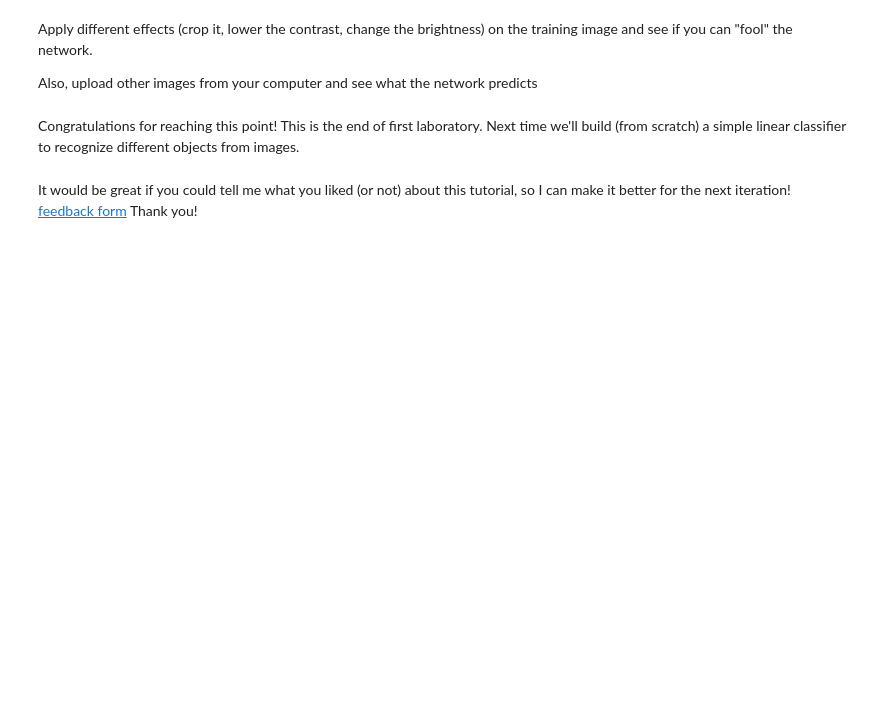
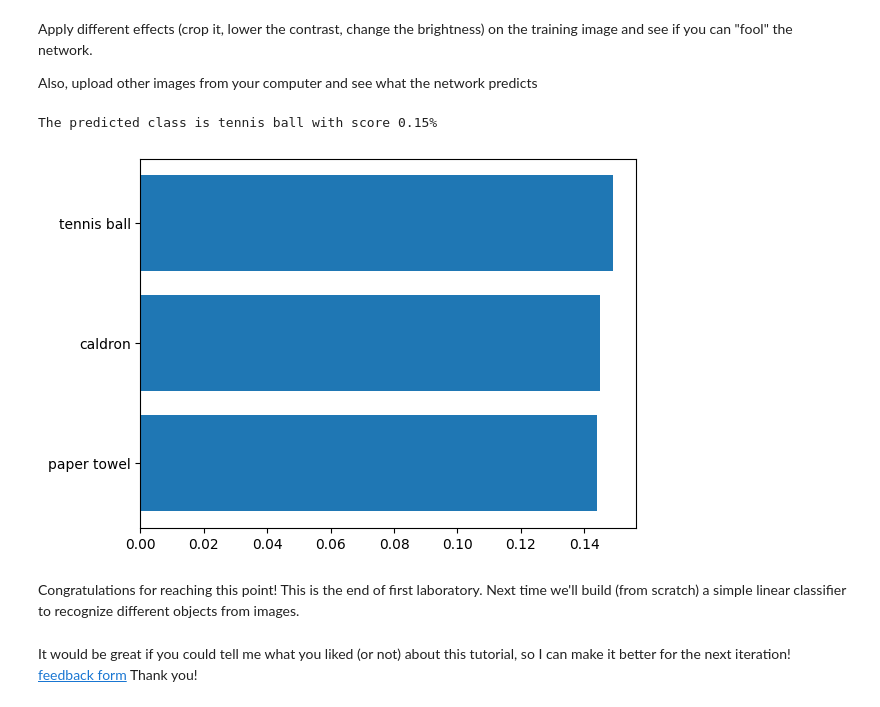
Before and after one commit to ciprianturcu/University-Projects, a Jupyter notebook: Semester5/Computer Vision and Deep Learning/lab1/Computer_Vision_and_Deep_Learning_Laboratory_1.ipynb, the cells around one changed output. Cells and saved outputs as stored; diff of their text form; code cells hidden in the pictures; blank space fills up the shorter version.

```diff
--- a/Semester5/Computer Vision and Deep Learning/lab1/Computer_Vision_and_Deep_Learning_Laboratory_1.ipynb
+++ b/Semester5/Computer Vision and Deep Learning/lab1/Computer_Vision_and_Deep_Learning_Laboratory_1.ipynb
@@ -1208,3 +1180,41 @@ Also, upload other images from your computer and see what the network predicts
+# %%
+## TODO your experiments here
+test_img = cv2.imread("cute_cat.jpg")
+test_img = cv2.cvtColor(test_img, cv2.COLOR_BGR2RGB)
+
+img_bright = test_img.astype(np.uint16) + 100
+img_bright = np.clip(img_bright, 0, 255).astype(np.uint8)
+
+transform = v2.Compose([v2.Resize(232),
+                       v2.CenterCrop(224),
+                       v2.ToTensor(),
+                       v2.Normalize(mean=[0.485, 0.456, 0.406], std=[0.229, 0.224, 0.225])])
+
+img_bright = transform(img_bright)
+img_bright = img_bright.unsqueeze(0)
+
+prediction = model(img_bright).squeeze(0).softmax(0)
+
+class_id = prediction.argmax().item()
+score = prediction[class_id].item()
+category_name = weights.meta["categories"][class_id]
+print(f"The predicted class is {category_name} with score {100 * score:.2f}%")
+
+
+# get the top k(=3) predictions
+k = 3
+with torch.no_grad():
+  predictions_np = prediction.numpy()
+
+  topk = np.argpartition(predictions_np, -k)[-k:]
+
+  topk_categories = [weights.meta["categories"][class_id].lower() for class_id in topk]
+  topk_scores = [predictions_np[idx]*100 for idx in topk]
+  plt.barh(topk_categories, topk_scores)
+  plt.show()
+# %% [output]
+The predicted class is tennis ball with score 0.15%
+[figure, added]
 # %% [markdown]
 Congratulations for reaching this point! This is the end of first laboratory.
 Next time we'll build (from scratch) a simple linear classifier to recognize different objects from images.
```
Also changed, not shown: parts of 6 cells of this notebook, 8 other files.
